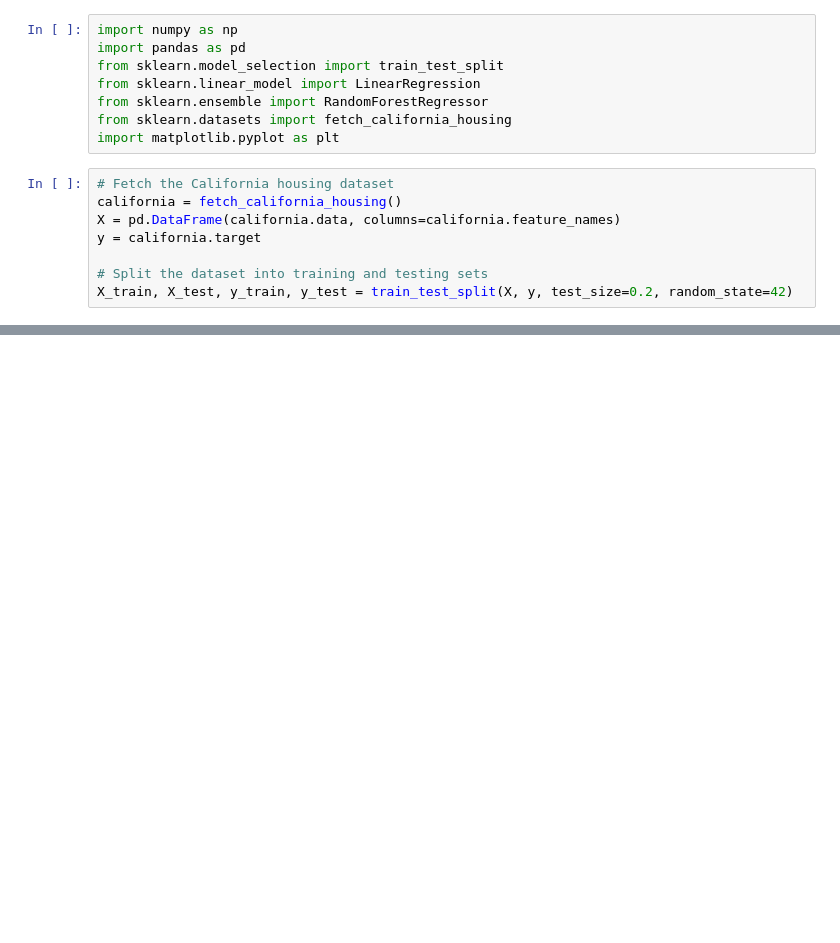
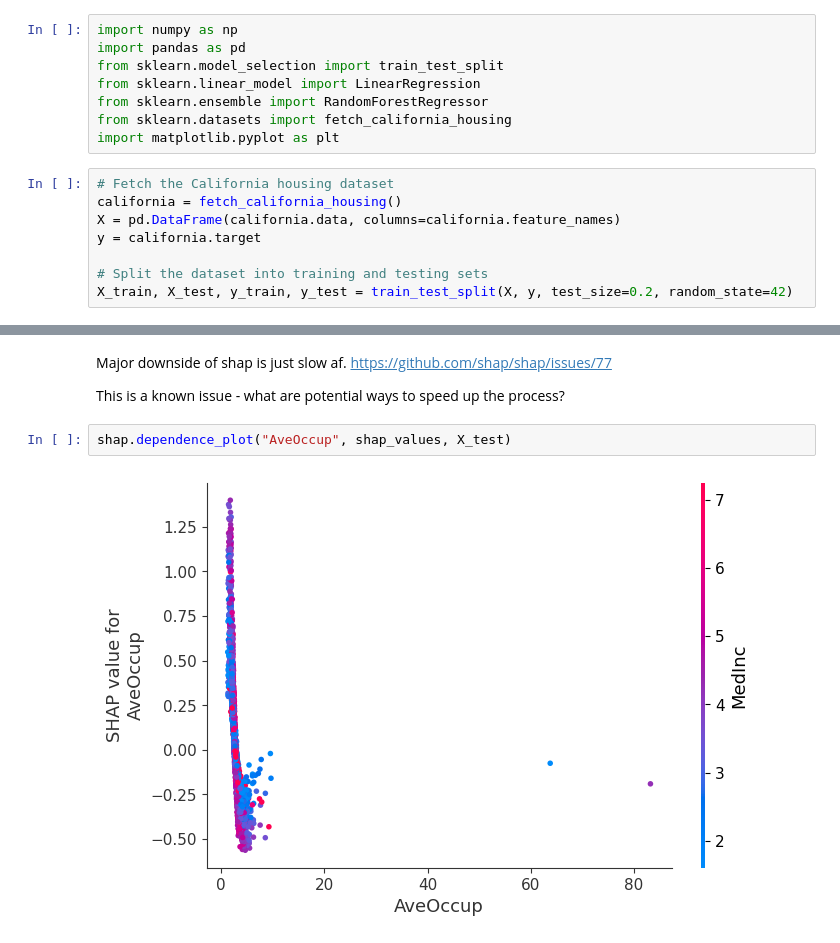
Before and after one commit to MajesticUnic0rn/TeachingMaterial, a Jupyter notebook: model_explain/model_explain.ipynb, the cells around one changed output, grey strips where cells are left out. Saved outputs shown, nothing was run; the diff lists cells and outputs as text; blank space fills up the shorter version.

```diff
--- a/model_explain/model_explain.ipynb
+++ b/model_explain/model_explain.ipynb
@@ -49,0 +75,9 @@ plt.show()
+# %% [markdown]
+Major downside of shap is just slow af.
+https://github.com/shap/shap/issues/77
+
+This is a known issue - what are potential ways to speed up the process?
+# %%
+shap.dependence_plot("AveOccup", shap_values, X_test)
+# %% [output]
+[figure, added]
```
Also changed, not shown: parts of 9 cells of this notebook.
